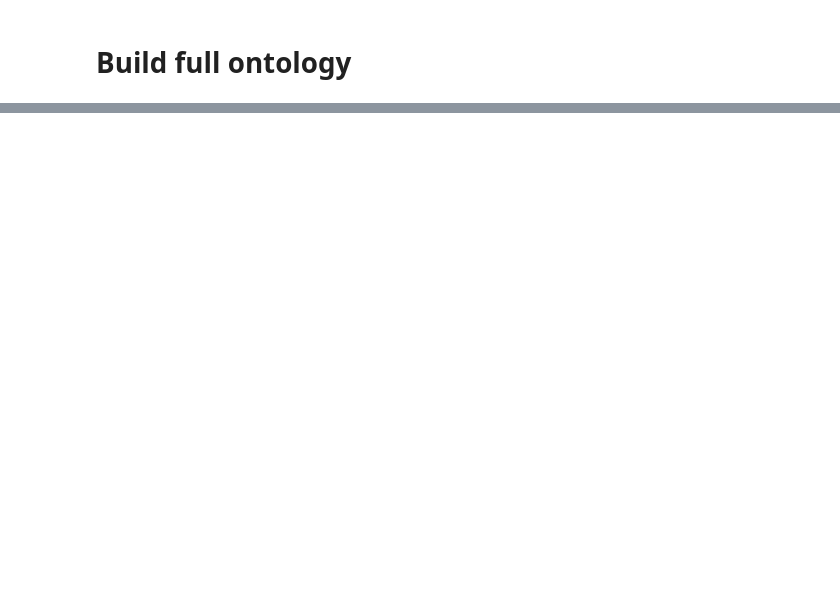
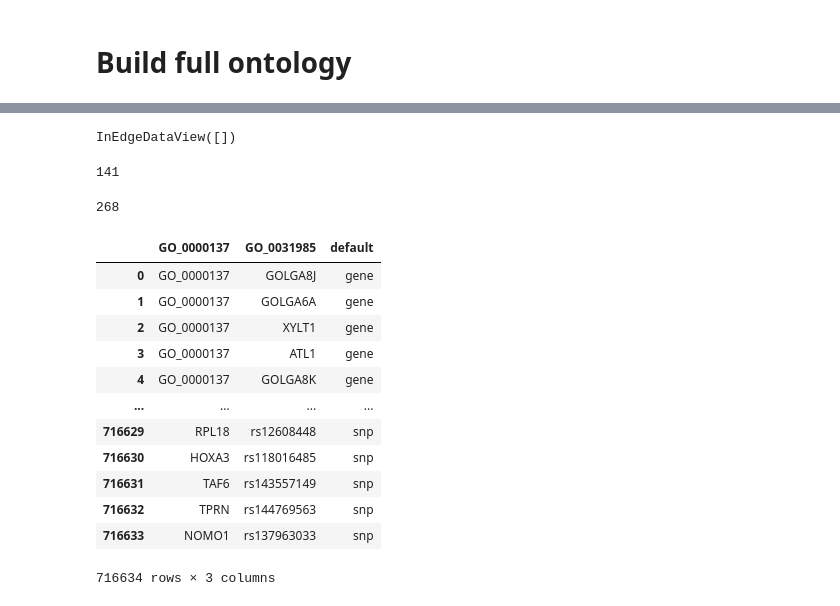
Before and after one commit to DennisGankin/snp_vnn, a Jupyter notebook: notebooks/gene_ontology_builder.ipynb, the cells around one changed output, grey strips where cells are left out. Cells and saved outputs as stored; diff of their text form; code cells hidden in the pictures; blank space fills up the shorter version.

```diff
--- a/notebooks/gene_ontology_builder.ipynb
+++ b/notebooks/gene_ontology_builder.ipynb
@@ -489,0 +535,12 @@ pruned_df
+# %%
+OG.in_edges('GO_0033180')
+# %% [output]
+InEdgeDataView([])
+# %%
+len([n for n in OG.nodes if OG.in_degree(n) == 0])
+# %% [output]
+141
+# %%
+len([n for n in G.nodes if G.out_degree(n) == 0])
+# %% [output]
+268
@@ -489,0 +549,16 @@ pruned_df
+# %%
+pd.read_csv("../data/go_cellular_components.txt", sep="\t")#.to_csv("../data/go_cellular_components.txt", sep='\t', index=False, header=False)
+# %% [output]
+|  | GO_0000137 | GO_0031985 | default |
+| 0 | GO_0000137 | GOLGA8J | gene |
+| 1 | GO_0000137 | GOLGA6A | gene |
+| 2 | GO_0000137 | XYLT1 | gene |
+| 3 | GO_0000137 | ATL1 | gene |
+| 4 | GO_0000137 | GOLGA8K | gene |
+| ... | ... | ... | ... |
+| 716629 | RPL18 | rs12608448 | snp |
+| 716630 | HOXA3 | rs118016485 | snp |
+| 716631 | TAF6 | rs143557149 | snp |
+| 716632 | TPRN | rs144769563 | snp |
+| 716633 | NOMO1 | rs137963033 | snp |
+716634 rows × 3 columns
```
Also changed, not shown: parts of 16 cells of this notebook.
